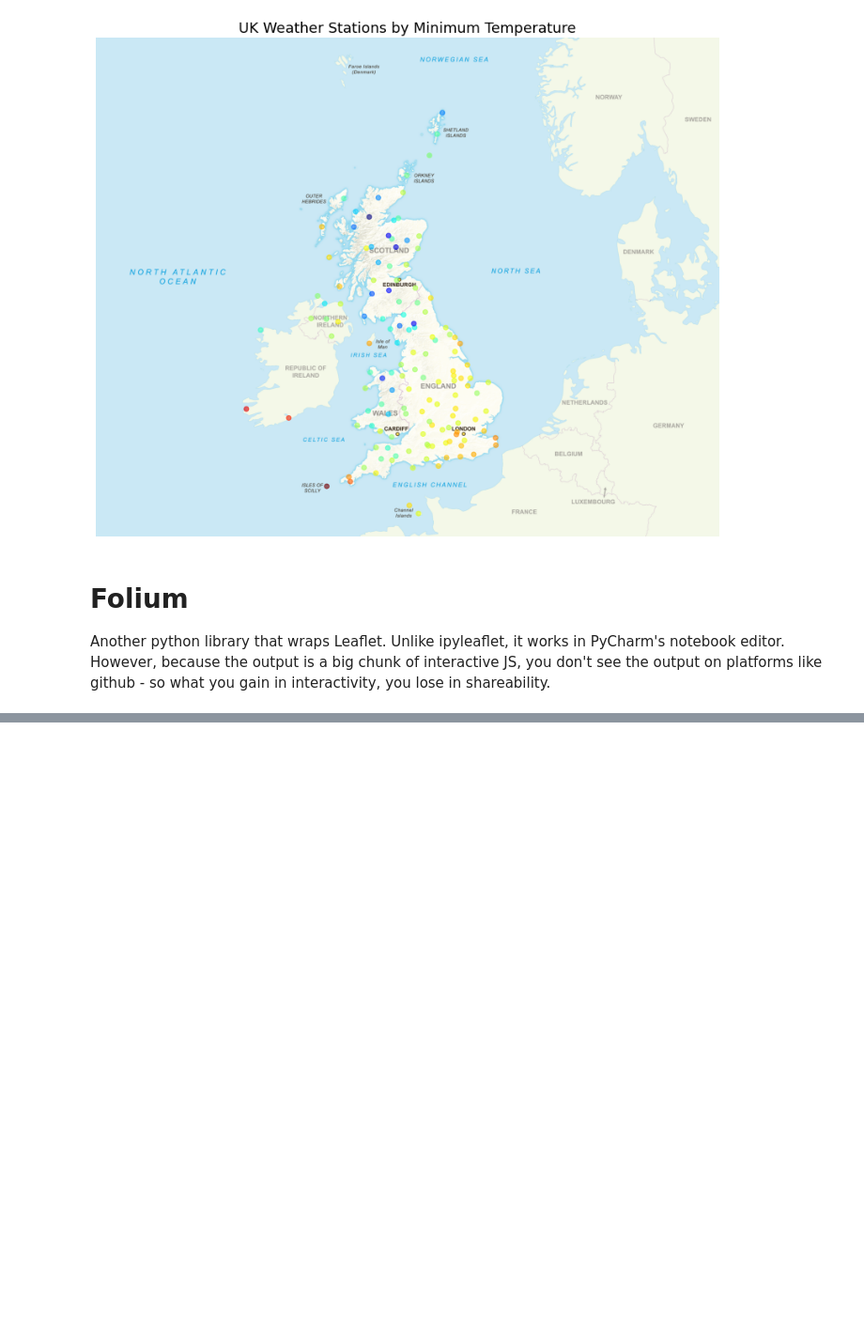
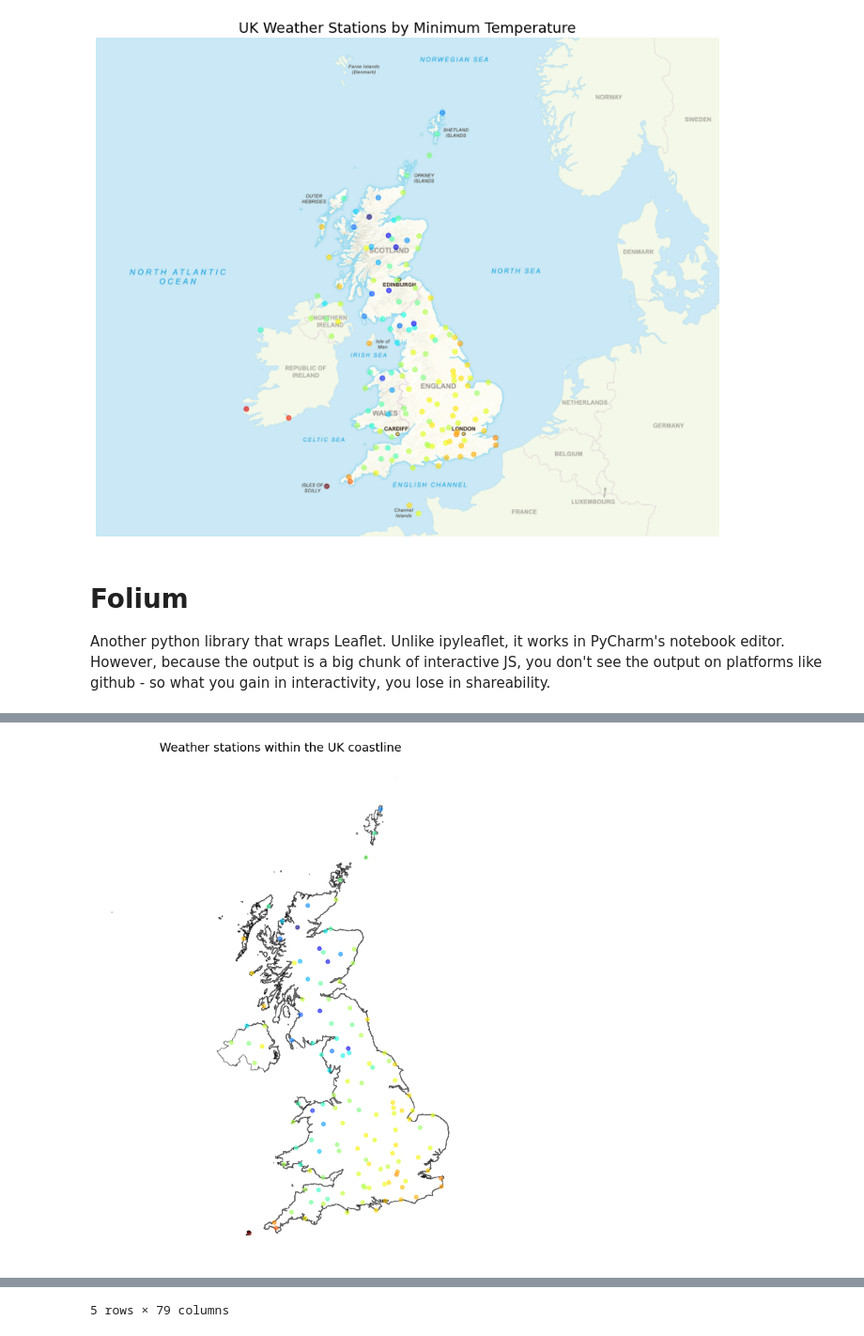
Before and after one commit to DanteLore/weather-notebook, a Jupyter notebook: map.ipynb, the cells around one changed output, grey strips where cells are left out. Shown at 94% size. Drawn from its saved outputs; the diff is of its cells as text; code cells hidden in the pictures; blank space fills up the shorter version.

```diff
--- a/map.ipynb
+++ b/map.ipynb
@@ -142,0 +171,22 @@ m
+# %%
+from geopandas.tools import sjoin
+
+f, ax = plt.subplots(figsize=(14, 14))
+ax.set_title('Weather stations within the UK coastline', fontdict={'fontsize': '18', 'fontweight' : '3'})
+ax.set_axis_off()
+
+uk = geopandas.read_file('data/GBR_adm0/GBR_adm0.shp')
+uk = uk.to_crs(epsg=27700)
+# Need to explicitly set the CRS of the weather station data for the join to work
+gdf_osgb.crs = "EPSG:27700"
+
+points_inside_boundary = sjoin(gdf_osgb, uk, how='inner')
+
+
+uk.plot(ax=ax, facecolor='white', edgecolor='black', alpha=.6)
+points_inside_boundary.plot(ax=ax, cmap=plt.get_cmap("jet"), column='temperature', alpha=0.6)
+
+plt.show()
+points_inside_boundary.head()
+# %% [output]
+[figure, added]
@@ -142,0 +199 @@ m
+5 rows × 79 columns
```
Also changed, not shown: parts of 7 cells of this notebook, 10 other files.
